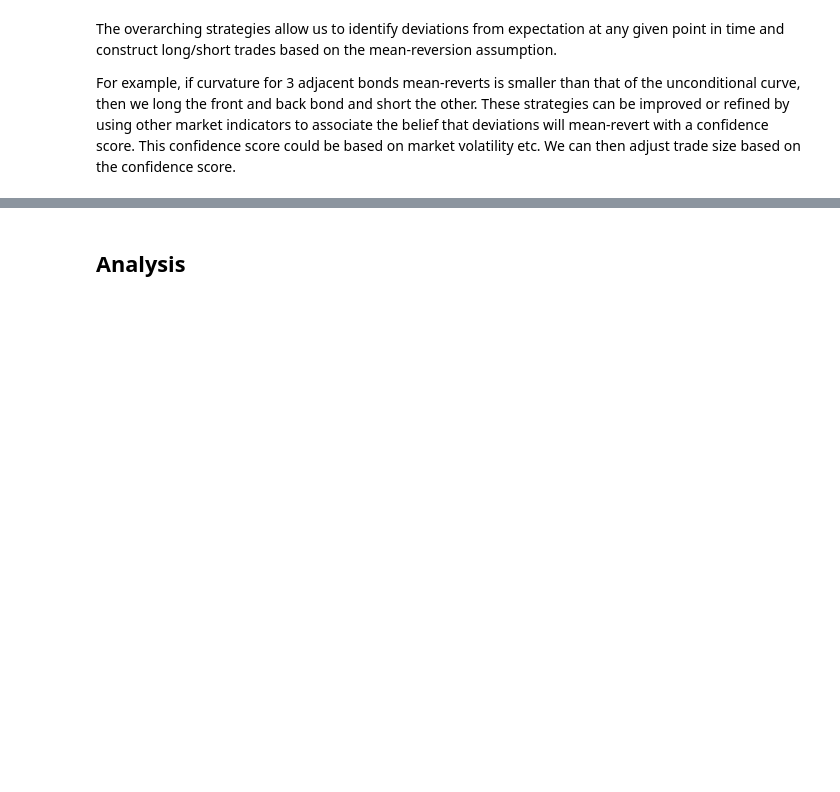
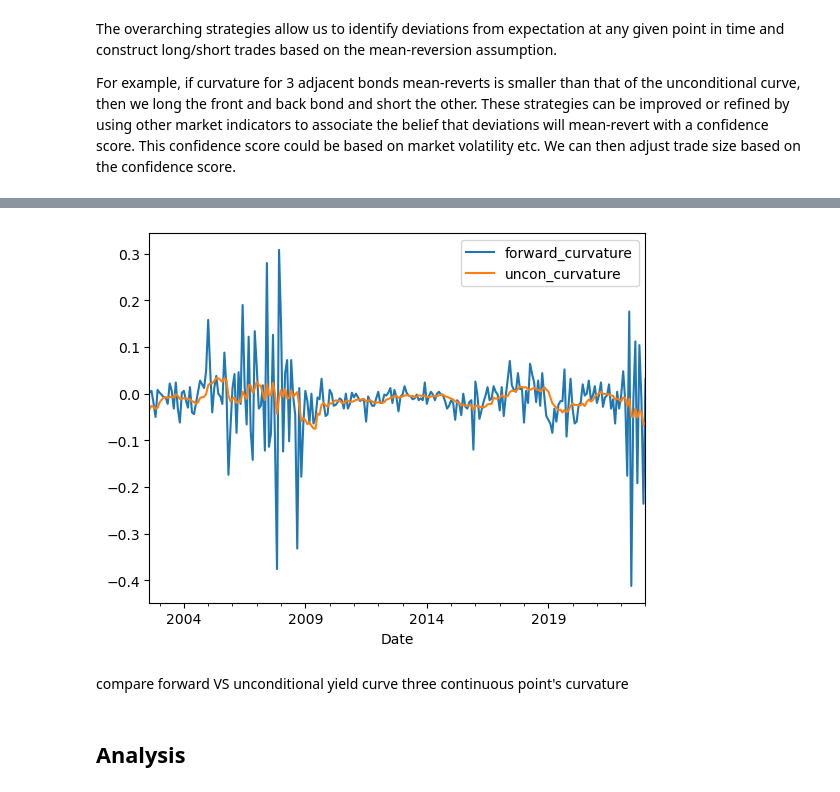
Before and after one commit to zym20000325/MeanRevertingYieldCurve, a Jupyter notebook: main.ipynb, the cells around one changed output, grey strips where cells are left out. Drawn from its saved outputs; the diff is of its cells as text; code cells hidden in the pictures; blank space fills up the shorter version.

Commit message:
curvature

```diff
--- a/main.ipynb
+++ b/main.ipynb
@@ -144,3 +161,12 @@ For example, if curvature for 3 adjacent bonds mean-reverts is smaller than that
+# %%
+df_curvature = three_bond_curvature(df_forward, df_uncon_boxcar, ['2m','3m','6m'])
+# %%
+df_curvature.plot();
+# %% [output]
+[figure, added]
+# %% [markdown]
+compare forward VS unconditional yield curve
+three continuous point's curvature
 # %% [markdown]
 ## Analysis
 # %% [markdown]
```
Also changed, not shown: parts of 1 cell of this notebook, 1 other file.
